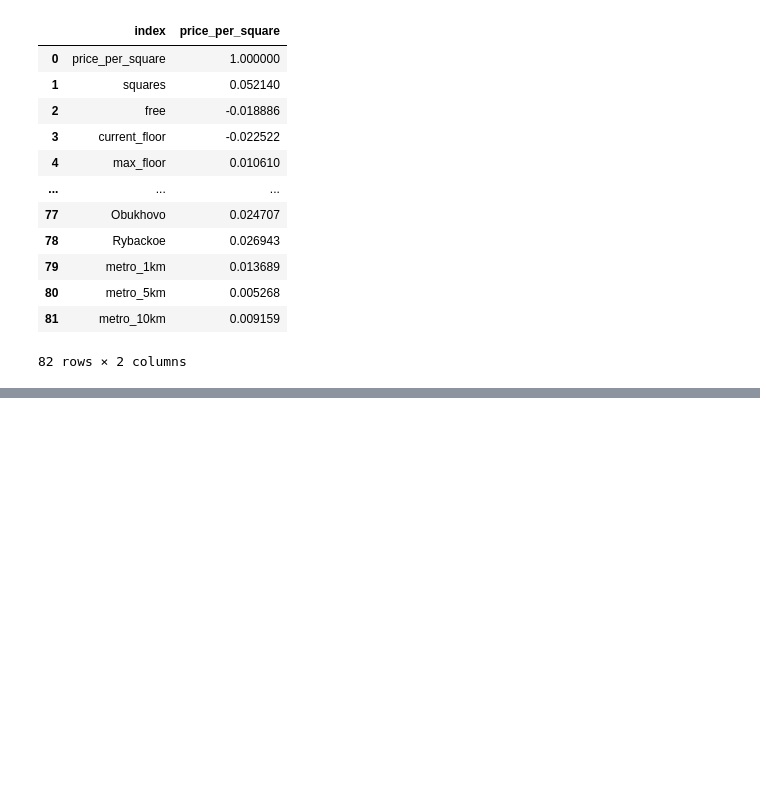
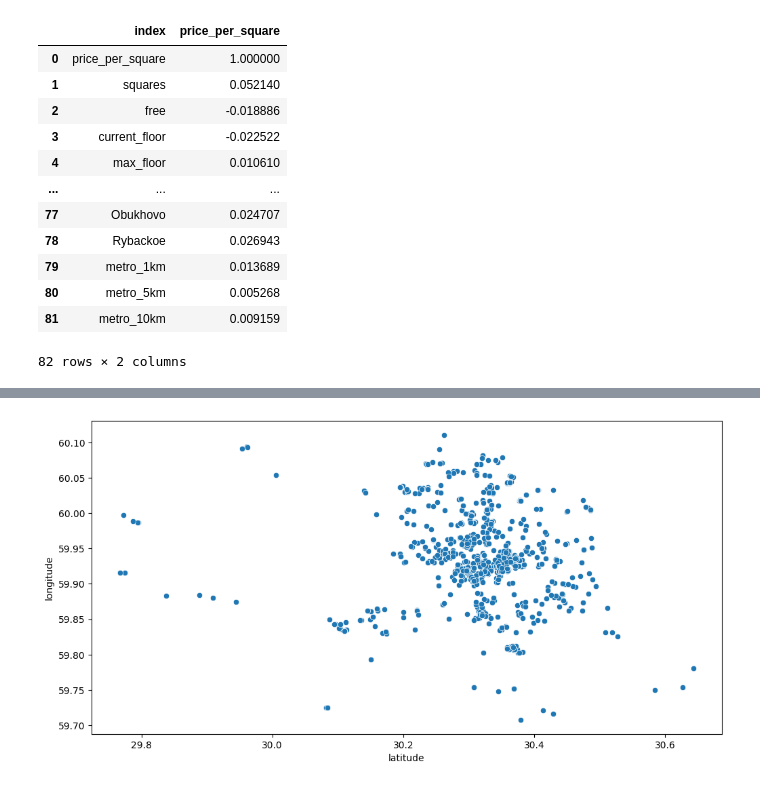
Before and after one commit to VondyBland/diplomopiska, a Jupyter notebook: ML/pristrelki.ipynb, the cells around one changed output, grey strips where cells are left out. Drawn from its saved outputs; the diff is of its cells as text; code cells hidden in the pictures; blank space fills up the shorter version.

```diff
--- a/ML/pristrelki.ipynb
+++ b/ML/pristrelki.ipynb
@@ -359,0 +428,6 @@ ls.to_csv('ready_data.csv', encoding='utf-8')
+# %%
+plt.figure(figsize=(12, 6))
+sns.scatterplot(x='latitude',y='longitude',data = ls)
+plt.show()
+# %% [output]
+[figure, added]
```
Also changed, not shown: parts of 11 cells of this notebook, 1 other file.
